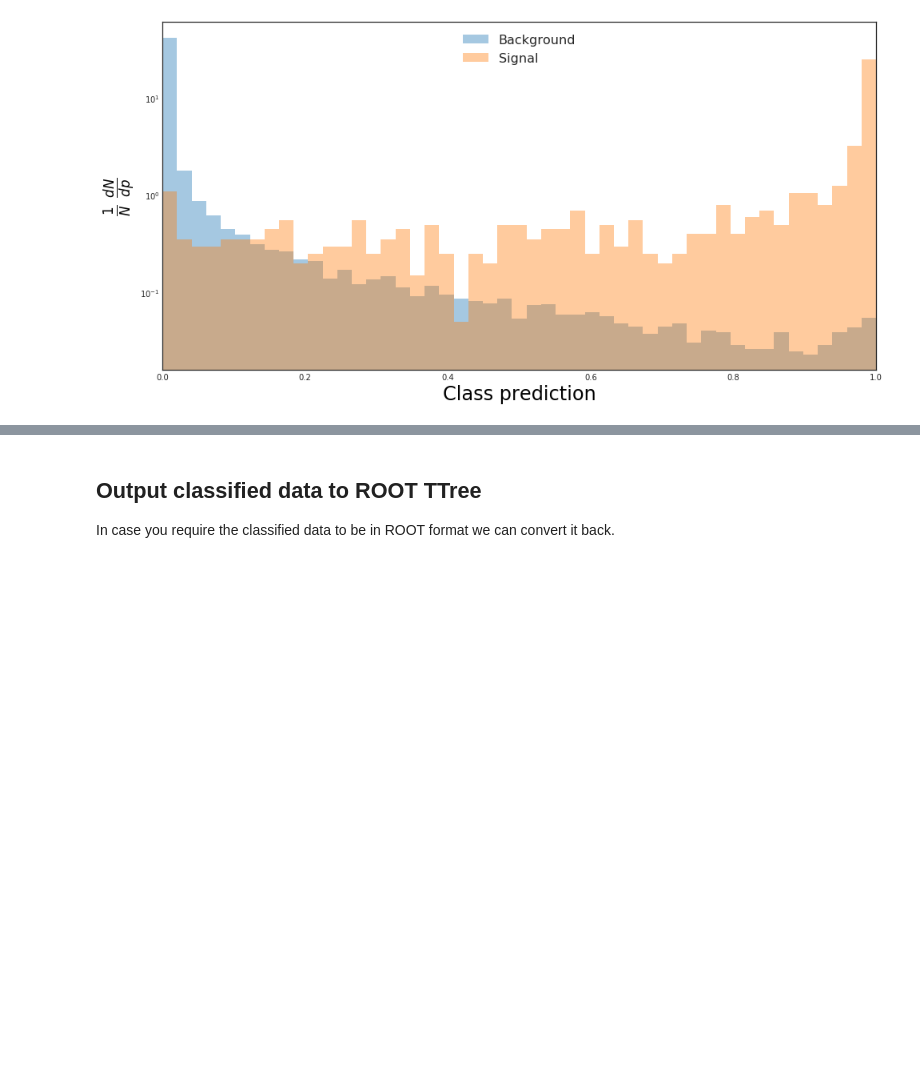
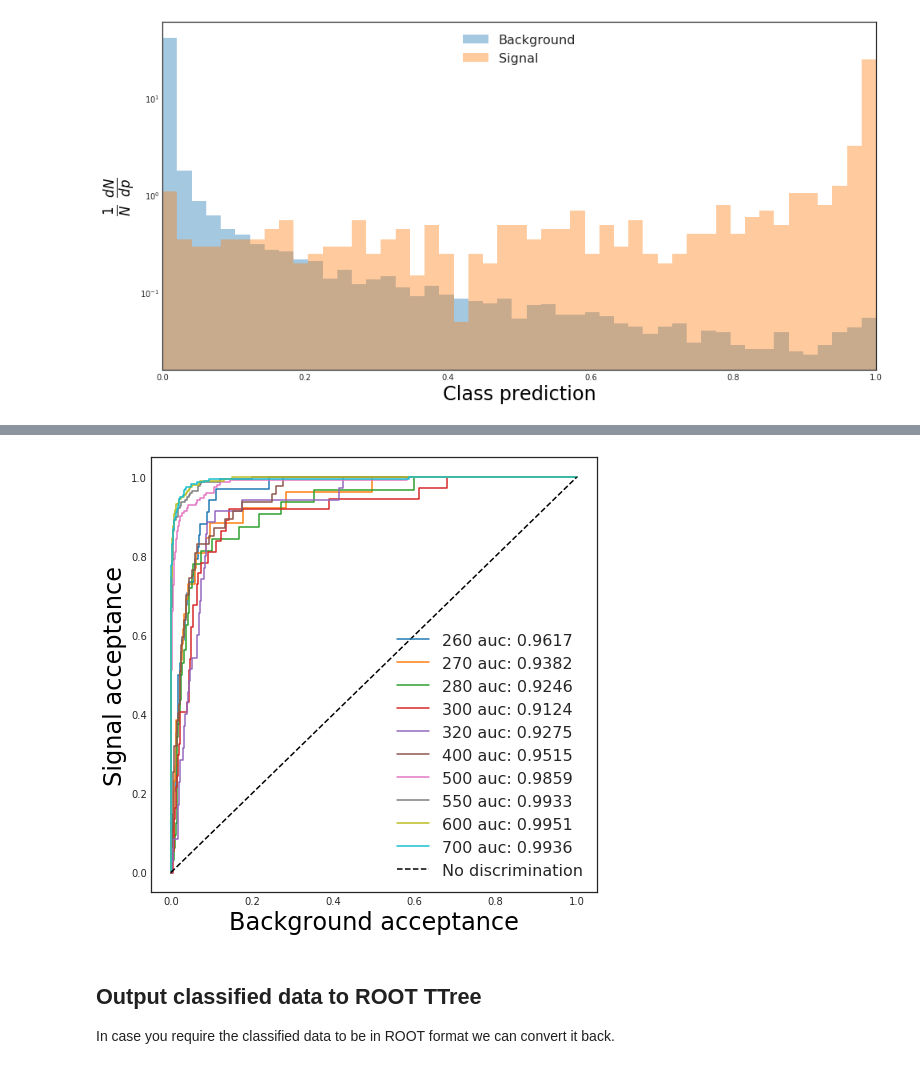
Before and after one commit to SrGonao/estagio, a Jupyter notebook: ML/classifiers/nn/0_NN_Ensemble_Classifier.ipynb, the cells around one changed output, grey strips where cells are left out. Drawn from its saved outputs; the diff is of its cells as text; code cells hidden in the pictures; blank space fills up the shorter version.

```diff
--- a/ML/classifiers/nn/0_NN_Ensemble_Classifier.ipynb
+++ b/ML/classifiers/nn/0_NN_Ensemble_Classifier.ipynb
@@ -191,6 +189,17 @@ bkgDev = (devData.gen_target == 0)
 sigVal = (valData.gen_target == 1) & (valData.gen_mctMatch == 1)
 bkgVal = (valData.gen_target == 0)
 
+sigDevMass, sigValMass = {}, {}
+bkgDevType, bkgValType = {}, {}
+for mass in masses:
+    sigDevMass[str(mass)] = devData.gen_label == str(mass)
+    sigValMass[str(mass)] = valData.gen_label == str(mass)
+
+for back in backgrounds:
+    bkgDevType[back] = devData.gen_label == back
+    bkgValType[back] = valData.gen_label == back
+
+
 print("{} events for training, {} events for validation".format(len(devData), len(valData)))
 print("Dev: {} of which are signal and {} are background".format(len(devData[sigDev]), len(devData[bkgDev])))
 print("Val: {} of which are signal and {} are background".format(len(valData[sigVal]), len(valData[bkgVal])))
@@ -667,3 +736,38 @@ plt.show()
+# %%
+def mergeDataFrame(data):
+    allData = data[0]
+    for _data in data[1:]:
+        allData = allData.append(_data, ignore_index=True)
+    return allData
+# %%
+plt.figure(figsize=[8, 8])
+
+allBkg = []
+
+for back in backgrounds:
+    allBkg.append(valData[bkgValType[back]])
+
+allBkg = mergeDataFrame(allBkg)
+
+for mass in masses:
+    sigMass = valData[sigValMass[str(mass)]]
+
+    labels = np.append(np.zeros(len(allBkg), dtype=int), np.ones(len(sigMass), dtype=int))
+    allData_ = mergeDataFrame([allBkg, sigMass])
+
+    plt.plot(*roc_curve(labels, allData_['pred_class'])[:2],
+             label=str(mass) + ' auc: {:.4f}'.format(
+             roc_auc_score(labels, allData_['pred_class'])))
+
+plt.plot([0, 1], [0, 1], 'k--', label='No discrimination')
+plt.xlabel('Background acceptance', fontsize=24, color='black')
+plt.ylabel('Signal acceptance', fontsize=24, color='black')
+plt.legend(loc='best', fontsize=16)
+#plt.xlim(0.,0.4)
+#plt.ylim(0.6,1.)
+plt.show()
+# %% [output]
+[figure, added]
 # %% [markdown]
 ## Output classified data to ROOT TTree
 In case you require the classified data to be in ROOT format we can convert it back.
```
Also changed, not shown: parts of 10 cells of this notebook.
